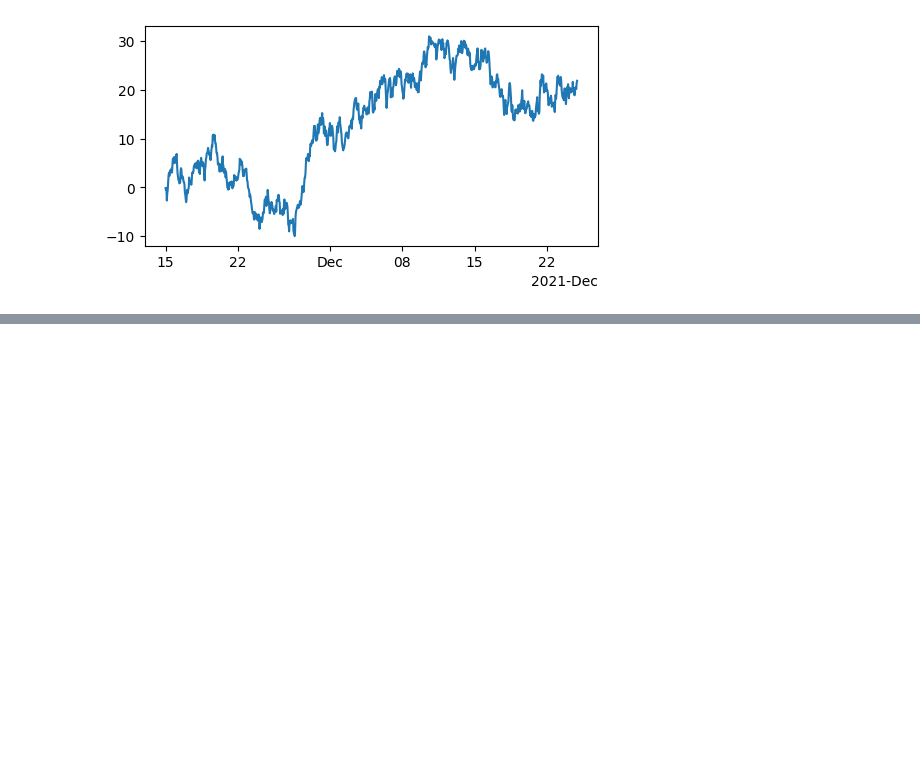
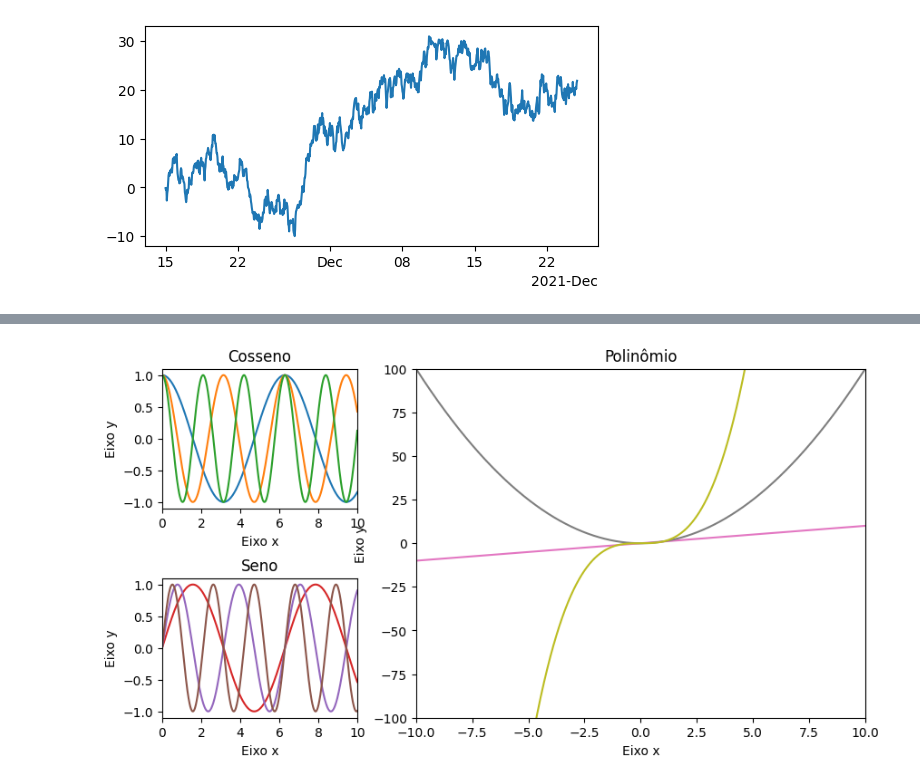
Before and after one commit to gilberto-ribeiro/python-projects, a Jupyter notebook: matplotlib_notebook.ipynb, the cells around one changed output, grey strips where cells are left out. Cells and saved outputs as stored; diff of their text form; code cells hidden in the pictures; blank space fills up the shorter version.

Commit message:
Subplot_mosaic

```diff
--- a/matplotlib_notebook.ipynb
+++ b/matplotlib_notebook.ipynb
@@ -183,0 +184,22 @@ https://matplotlib.org/stable/tutorials/introductory/quick_start.html#color-mapp
+# %%
+x = np.arange(-10, 10, 0.01)
+fig, axs = plt.subplot_mosaic([['0', '2', '2'],
+                         ['1', '2', '2']], figsize=(10, 5))
+
+for i in range(1, 4):
+    axs['0'].plot(x, np.cos(i * x), color=f'C{i-1}')
+    axs['1'].plot(x, np.sin(i * x), color=f'C{i+2}')
+    axs['2'].plot(x, x**i, color=f'C{i+5}')
+axs['0'].set_title('Cosseno')
+axs['1'].set_title('Seno')
+axs['2'].set_title('Polinômio')
+fig.subplots_adjust(hspace=0.5, wspace=0.3)
+for i in range(3):
+    axs[str(i)].set_xlabel('Eixo x')
+    axs[str(i)].set_ylabel('Eixo y')
+    axs[str(i)].set_xlim((0, 10))
+axs['2'].set_xlim((-10, 10))
+axs['2'].set_ylim((-100, 100))
+plt.show()
+# %% [output]
+[figure, added]
```
Also changed, not shown: parts of 4 cells of this notebook.
